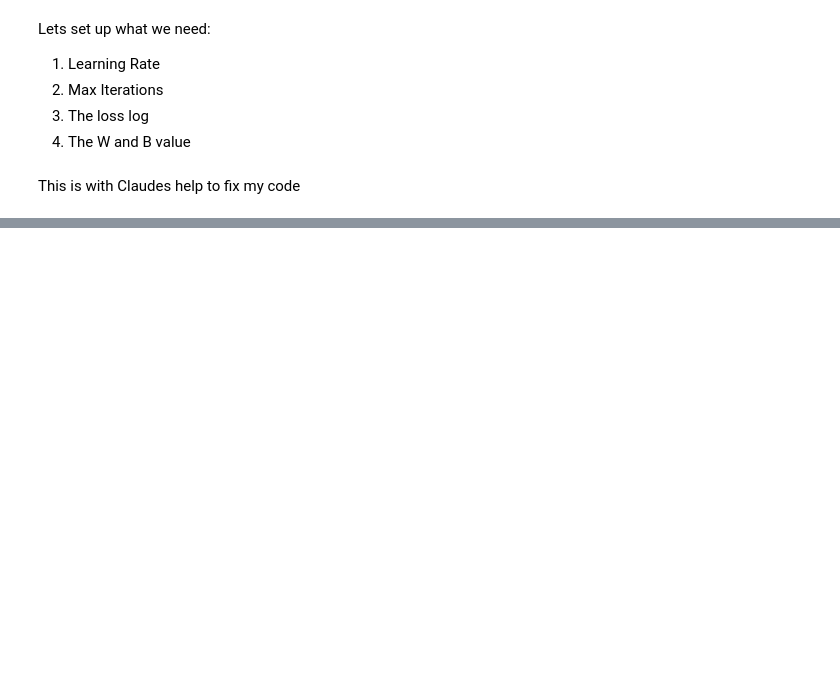
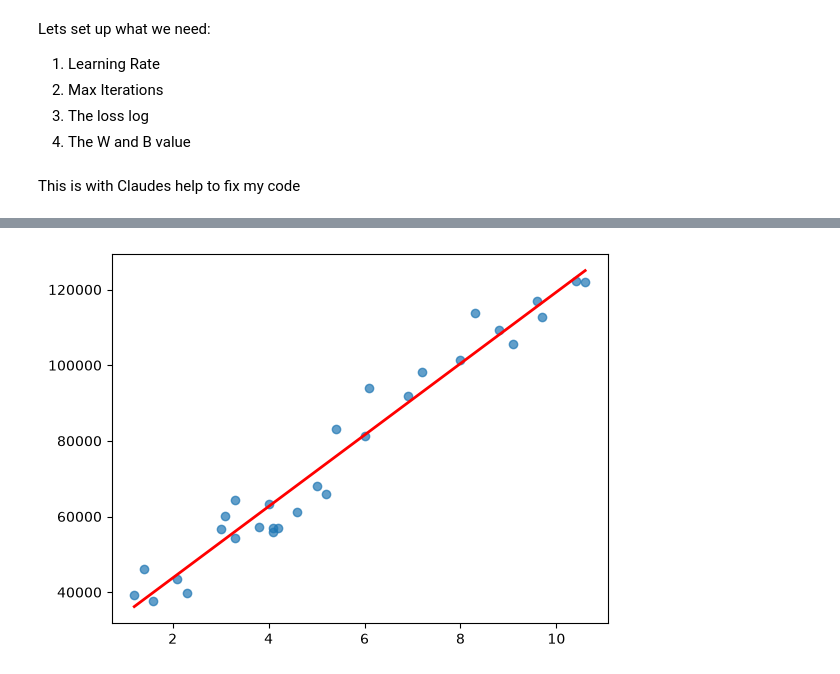
Before and after one commit to ShshankJha/ML-Pathway, a Jupyter notebook: linear-regression.ipynb, the cells around one changed output, grey strips where cells are left out. Saved outputs shown, nothing was run; the diff lists cells and outputs as text; code cells hidden in the pictures; blank space fills up the shorter version.

```diff
--- a/linear-regression.ipynb
+++ b/linear-regression.ipynb
@@ -201,0 +242,15 @@ if __name__ == "__main__":
+# %%
+if __name__ == "__main__":
+    X = real_data.YearsExperience
+    Y = real_data.Salary
+
+    modelnew = LinearRegression(lr = 0.01, iteration=5000).fit(X=X,y=Y)
+
+    plt.scatter(x= real_data["YearsExperience"], y=real_data['Salary'], label = 'data', alpha =0.7)
+    x_vals = np.linspace(real_data["YearsExperience"].min(), real_data["YearsExperience"].max(), 200)
+    y_vals = modelnew.w * x_vals + modelnew.b
+
+    plt.plot(
+    x_vals, y_vals, color='red', linewidth=2, label='Equation: ')
+# %% [output]
+[figure, added]
```
Also changed, not shown: parts of 6 cells of this notebook, 1 other file.
